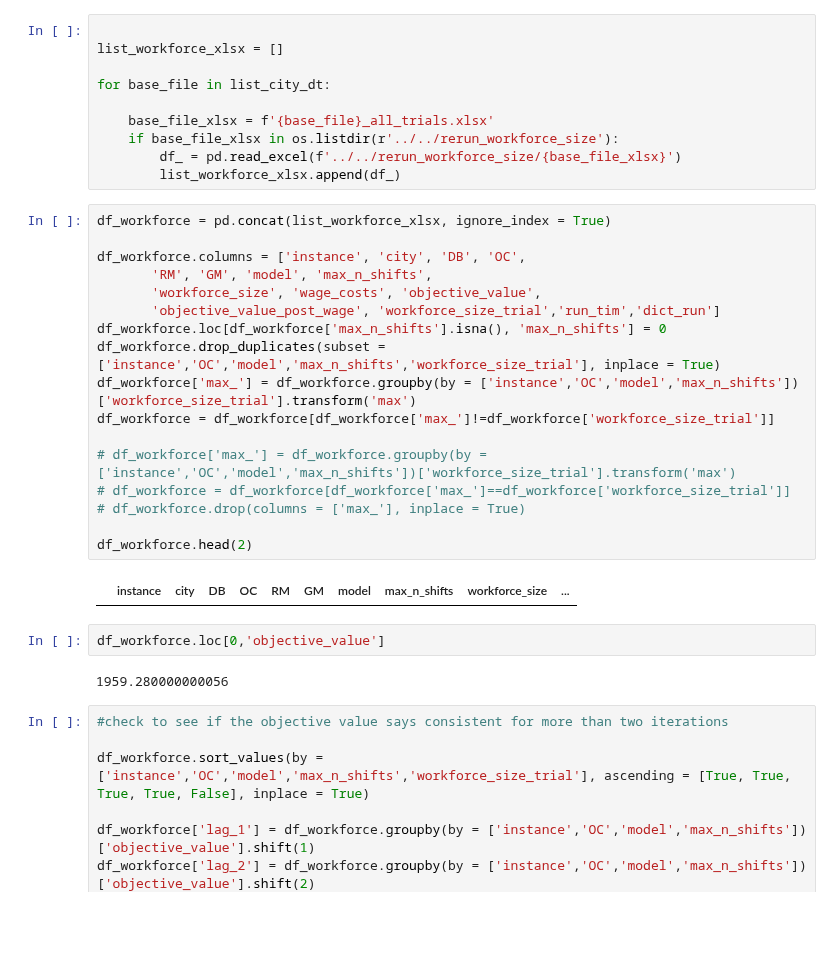
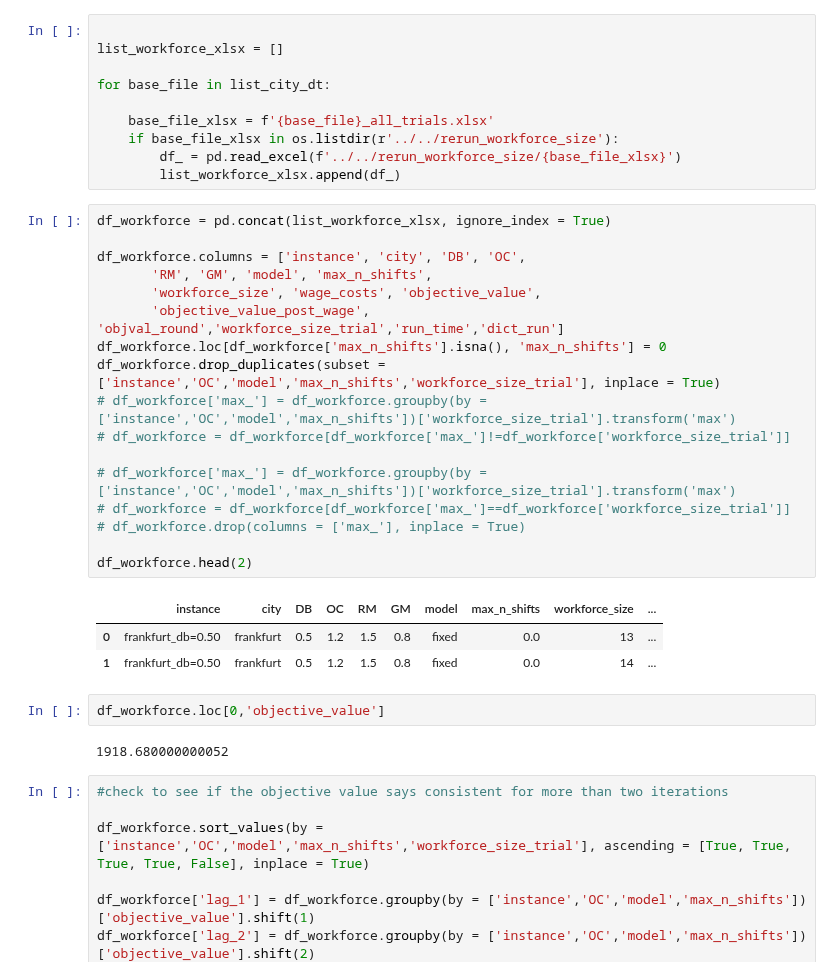
Before and after one commit to carlosperez1997/lmd-sizing-scheduling, a Jupyter notebook: code_team/code_cm/check_workforce_size_output.ipynb, the cells around one changed output. Saved outputs shown, nothing was run; the diff lists cells and outputs as text; blank space fills up the shorter version.

```diff
--- a/code_team/code_cm/check_workforce_size_output.ipynb
+++ b/code_team/code_cm/check_workforce_size_output.ipynb
@@ -47,26 +47,28 @@ for base_file in list_city_dt:
 # %%
 df_workforce = pd.concat(list_workforce_xlsx, ignore_index = True)
 
 df_workforce.columns = ['instance', 'city', 'DB', 'OC',
        'RM', 'GM', 'model', 'max_n_shifts',
        'workforce_size', 'wage_costs', 'objective_value',
-       'objective_value_post_wage', 'workforce_size_trial','run_tim','dict_run']
+       'objective_value_post_wage', 'objval_round','workforce_size_trial','run_time','dict_run']
 df_workforce.loc[df_workforce['max_n_shifts'].isna(), 'max_n_shifts'] = 0
 df_workforce.drop_duplicates(subset = ['instance','OC','model','max_n_shifts','workforce_size_trial'], inplace = True)
-df_workforce['max_'] = df_workforce.groupby(by = ['instance','OC','model','max_n_shifts'])['workforce_size_trial'].transform('max')
-df_workforce = df_workforce[df_workforce['max_']!=df_workforce['workforce_size_trial']]
+# df_workforce['max_'] = df_workforce.groupby(by = ['instance','OC','model','max_n_shifts'])['workforce_size_trial'].transform('max')
+# df_workforce = df_workforce[df_workforce['max_']!=df_workforce['workforce_size_trial']]
 
 # df_workforce['max_'] = df_workforce.groupby(by = ['instance','OC','model','max_n_shifts'])['workforce_size_trial'].transform('max')
 # df_workforce = df_workforce[df_workforce['max_']==df_workforce['workforce_size_trial']]
 # df_workforce.drop(columns = ['max_'], inplace = True)
 
 df_workforce.head(2)
 # %% [output]
 |  | instance | city | DB | OC | RM | GM | model | max_n_shifts | workforce_size | ... |
+| 0 | frankfurt_db=0.50 | frankfurt | 0.5 | 1.2 | 1.5 | 0.8 | fixed | 0.0 | 13 | ... |
+| 1 | frankfurt_db=0.50 | frankfurt | 0.5 | 1.2 | 1.5 | 0.8 | fixed | 0.0 | 14 | ... |
 # %%
 df_workforce.loc[0,'objective_value']
 # %% [output]
-1959.280000000056
+1918.680000000052
 # %%
 #check to see if the objective value says consistent for more than two iterations
 
```
Also changed, not shown: parts of 1 cell of this notebook, 4 other files.
